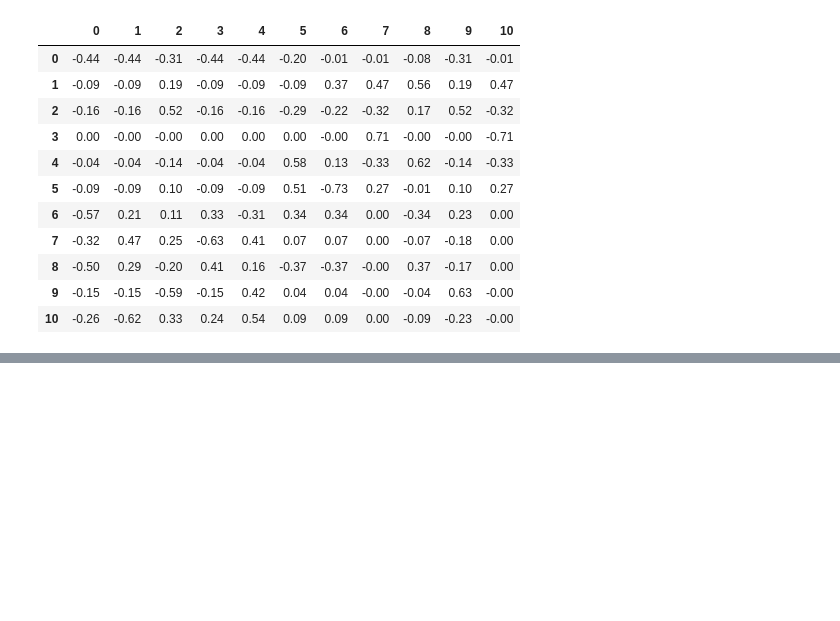
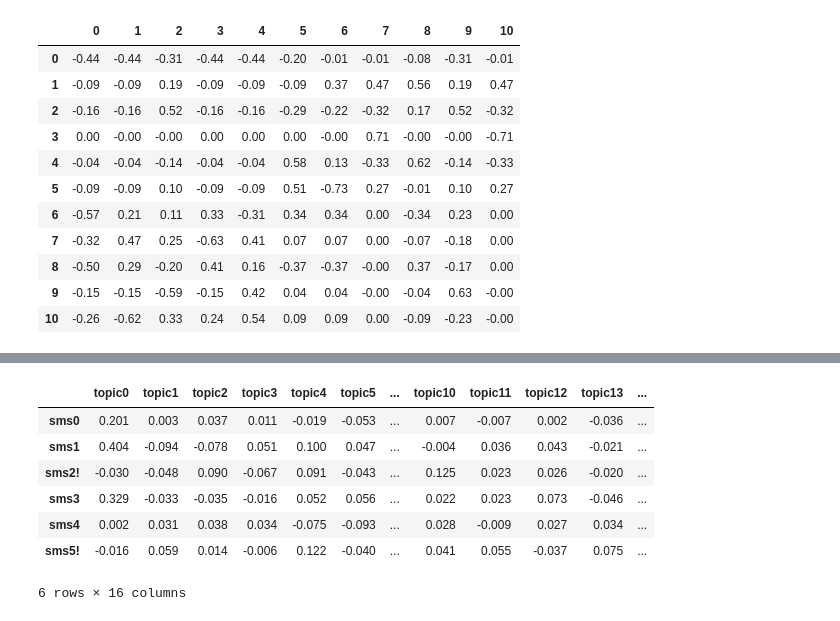
Before and after one commit to alextanhongpin/natural-language-processing-in-action, a Jupyter notebook: 04_semantic_analysis/main.ipynb, the cells around one changed output, grey strips where cells are left out. Drawn from its saved outputs; the diff is of its cells as text; code cells hidden in the pictures; blank space fills up the shorter version.

```diff
--- a/04_semantic_analysis/main.ipynb
+++ b/04_semantic_analysis/main.ipynb
@@ -233,0 +270,4 @@ array([0.06, 0.12, 0.17, 0.28, 0.39, 0.55])
+# %%
+tfidf_docs = pd.DataFrame(tfidf_docs)
+tfidf_docs = tfidf_docs - tfidf_docs.mean()
+tfidf_docs.shape
@@ -233,0 +355,16 @@ array([0.06, 0.12, 0.17, 0.28, 0.39, 0.55])
+# %%
+svd = TruncatedSVD(n_components=16, n_iter=100)
+svd_topic_vectors = svd.fit_transform(tfidf_docs.values)
+svd_topic_vectors = pd.DataFrame(svd_topic_vectors,
+                                 columns=columns,
+                                 index=index)
+svd_topic_vectors.round(3).head(6)
+# %% [output]
+|  | topic0 | topic1 | topic2 | topic3 | topic4 | topic5 | ... | topic10 | topic11 | topic12 | topic13 | ... |
+| sms0 | 0.201 | 0.003 | 0.037 | 0.011 | -0.019 | -0.053 | ... | 0.007 | -0.007 | 0.002 | -0.036 | ... |
+| sms1 | 0.404 | -0.094 | -0.078 | 0.051 | 0.100 | 0.047 | ... | -0.004 | 0.036 | 0.043 | -0.021 | ... |
+| sms2! | -0.030 | -0.048 | 0.090 | -0.067 | 0.091 | -0.043 | ... | 0.125 | 0.023 | 0.026 | -0.020 | ... |
+| sms3 | 0.329 | -0.033 | -0.035 | -0.016 | 0.052 | 0.056 | ... | 0.022 | 0.023 | 0.073 | -0.046 | ... |
+| sms4 | 0.002 | 0.031 | 0.038 | 0.034 | -0.075 | -0.093 | ... | 0.028 | -0.009 | 0.027 | 0.034 | ... |
+| sms5! | -0.016 | 0.059 | 0.014 | -0.006 | 0.122 | -0.040 | ... | 0.041 | 0.055 | -0.037 | 0.075 | ... |
+6 rows × 16 columns
```
Also changed, not shown: parts of 18 cells of this notebook.
